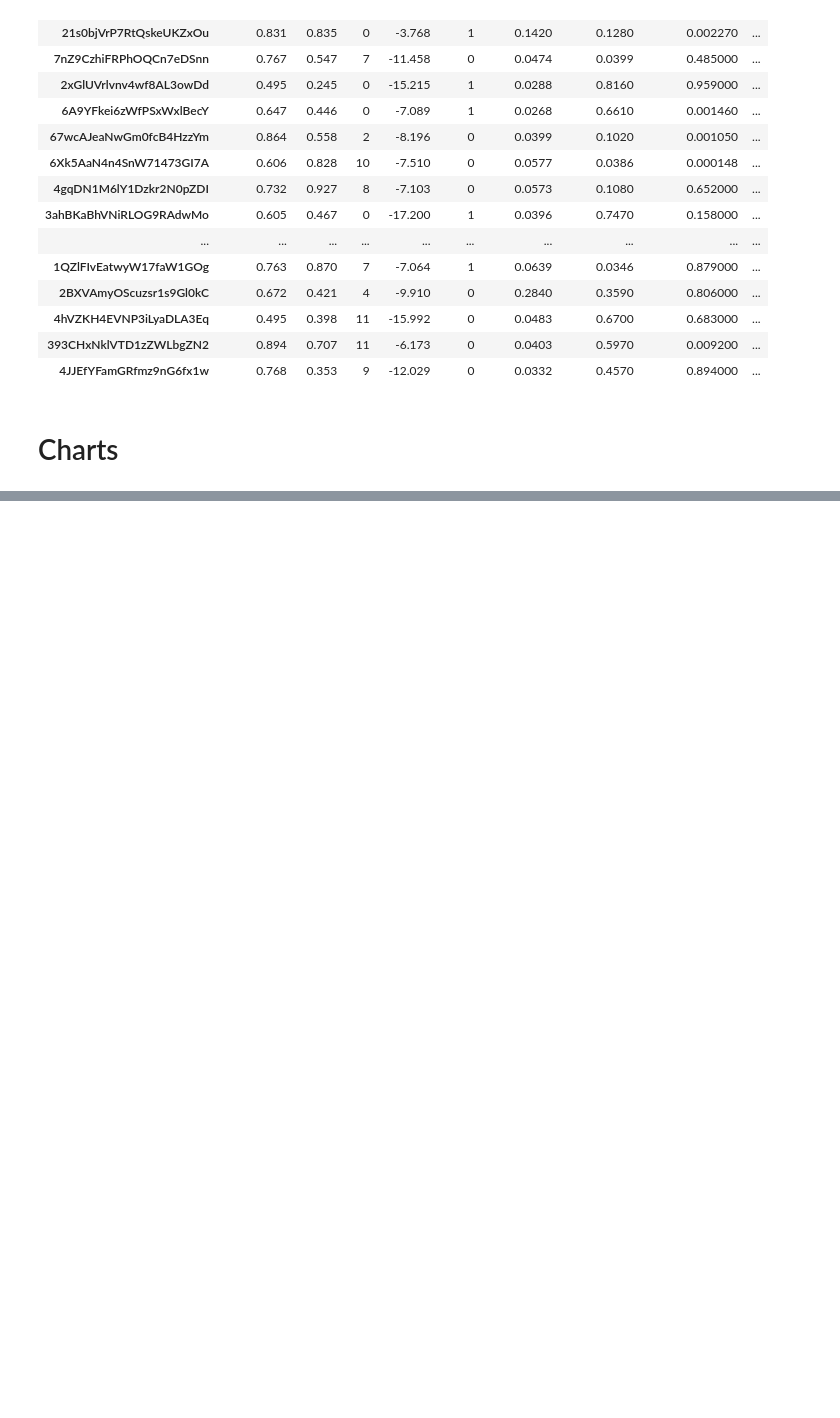
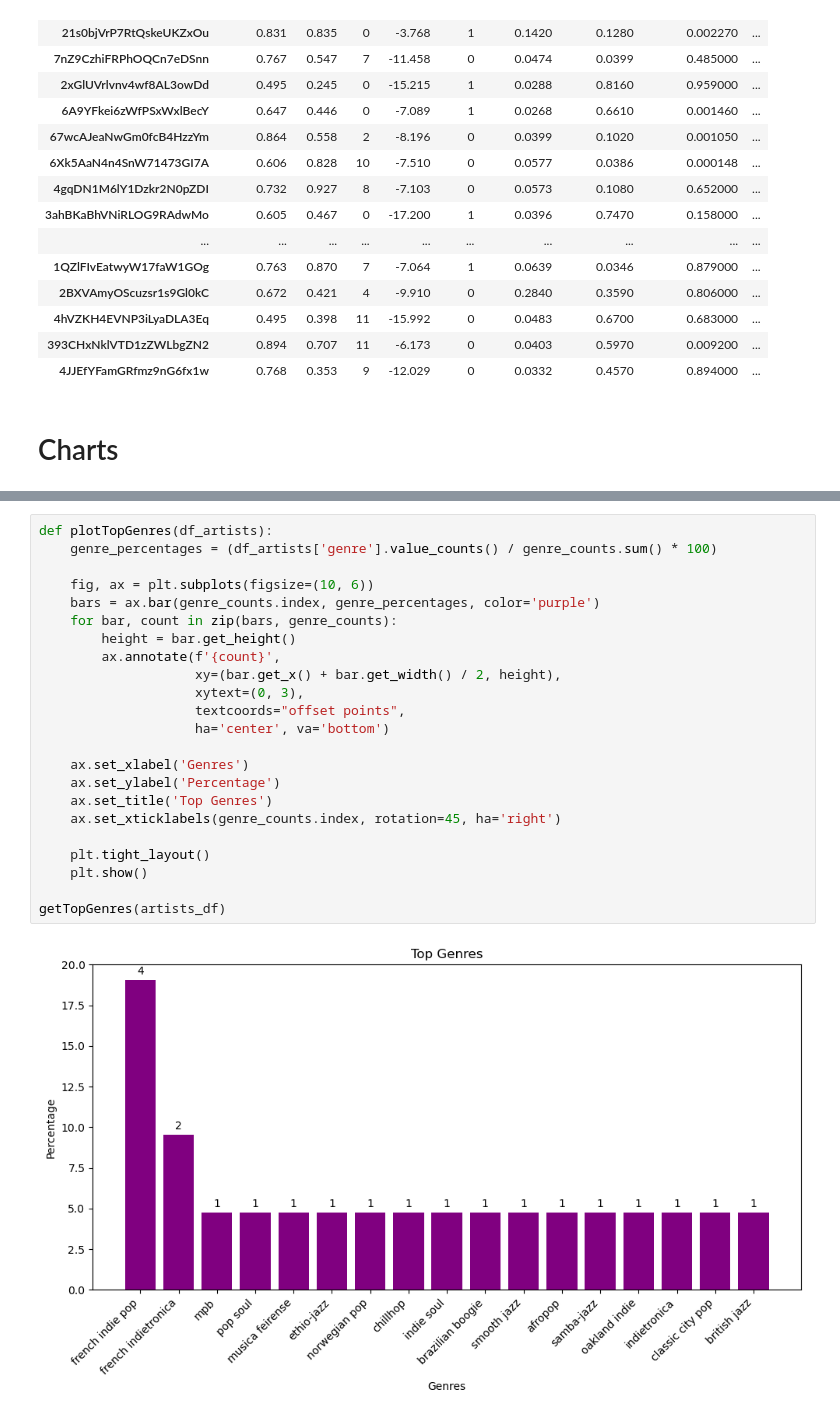
Before and after one commit to kmk9461/advanced_python, a Jupyter notebook: fetching-spotify-data .ipynb, the cells around one changed output, grey strips where cells are left out. Drawn from its saved outputs; the diff is of its cells as text; blank space fills up the shorter version.

```diff
--- a/fetching-spotify-data .ipynb
+++ b/fetching-spotify-data .ipynb
@@ -373,0 +328,25 @@ Time elapsed: 0.4818610000000003 s
+# %%
+def plotTopGenres(df_artists):
+    genre_percentages = (df_artists['genre'].value_counts() / genre_counts.sum() * 100)
+
+    fig, ax = plt.subplots(figsize=(10, 6))
+    bars = ax.bar(genre_counts.index, genre_percentages, color='purple')
+    for bar, count in zip(bars, genre_counts):
+        height = bar.get_height()
+        ax.annotate(f'{count}',
+                    xy=(bar.get_x() + bar.get_width() / 2, height),
+                    xytext=(0, 3),
+                    textcoords="offset points",
+                    ha='center', va='bottom')
+
+    ax.set_xlabel('Genres')
+    ax.set_ylabel('Percentage')
+    ax.set_title('Top Genres')
+    ax.set_xticklabels(genre_counts.index, rotation=45, ha='right')
+
+    plt.tight_layout()
+    plt.show()
+
+getTopGenres(artists_df)
+# %% [output]
+[figure, added]
```
Also changed, not shown: parts of 24 cells of this notebook, 2 other files.
